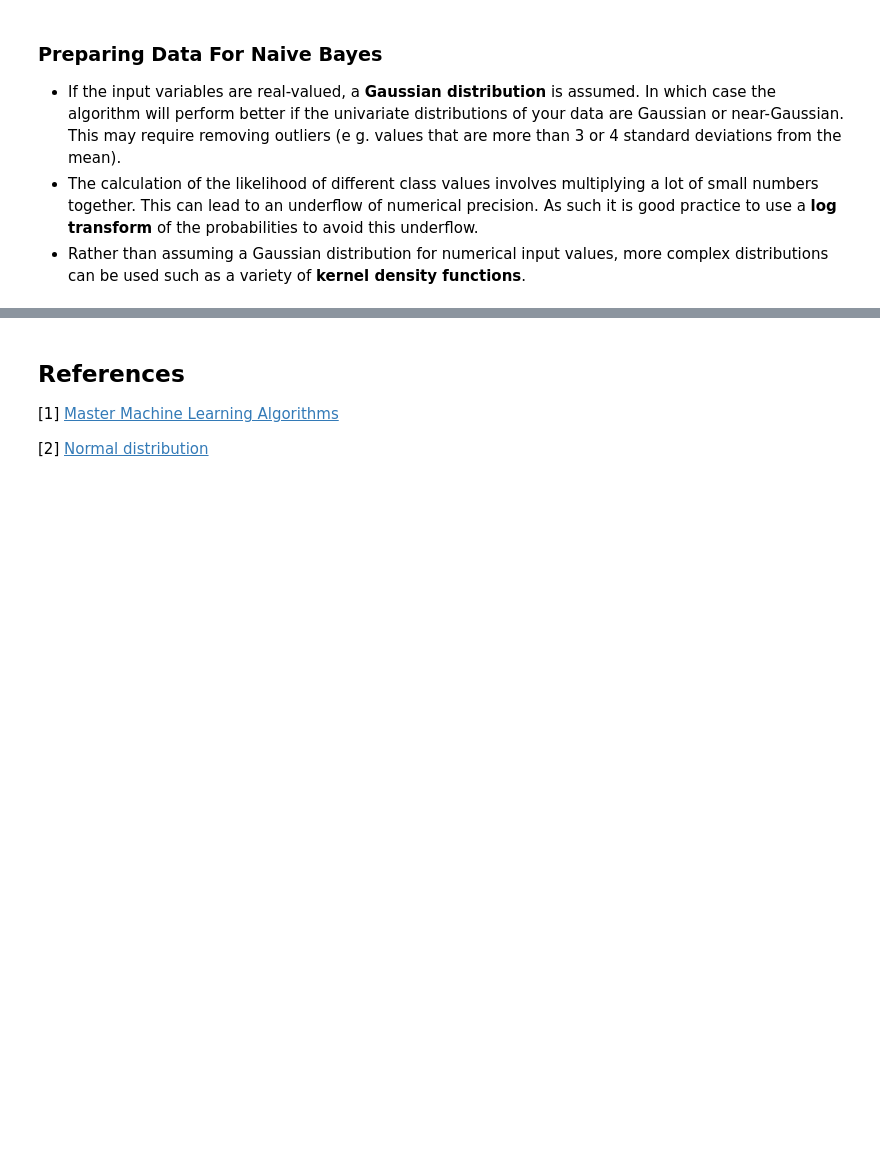
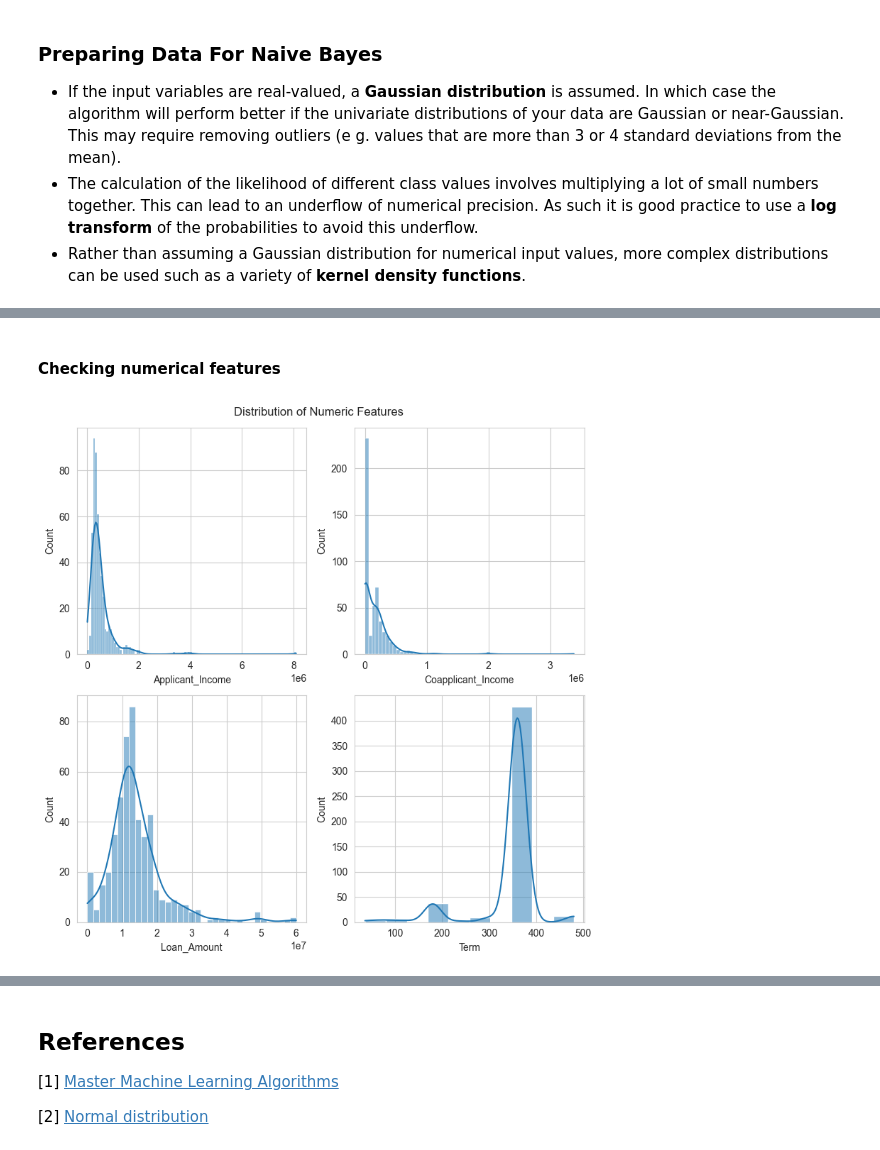
Before and after one commit to muscak/Master-Machine-Learning-Algorithms, a Jupyter notebook: Nonlinear-Algorithms/Gaussian-Naive-Bayes/Gaussian_Naive_Bayes.ipynb, the cells around one changed output, grey strips where cells are left out. Drawn from its saved outputs; the diff is of its cells as text; code cells hidden in the pictures; blank space fills up the shorter version.

```diff
--- a/Nonlinear-Algorithms/Gaussian-Naive-Bayes/Gaussian_Naive_Bayes.ipynb
+++ b/Nonlinear-Algorithms/Gaussian-Naive-Bayes/Gaussian_Naive_Bayes.ipynb
@@ -263,0 +348,17 @@ memory usage: 57.7+ KB
+# %% [markdown]
+#### Checking numerical features
+# %%
+# Creating a list for the numeric features
+nmr_features = ['Applicant_Income', 'Coapplicant_Income', 'Loan_Amount', 'Term']
+
+# Plotting the distribution
+fig, axes = plt.subplots(2, 2, figsize=(8,8))
+fig.suptitle('Distribution of Numeric Features')
+sb.histplot(ax=axes[0,0], x=df[nmr_features[0]], kde=True)
+sb.histplot(ax=axes[0,1], x=df[nmr_features[1]], kde=True)
+sb.histplot(ax=axes[1,0], x=df[nmr_features[2]], kde=True)
+sb.histplot(ax=axes[1,1], x=df[nmr_features[3]], kde=True)
+plt.tight_layout()
+plt.show()
+# %% [output]
+[figure, added]
```
Also changed, not shown: parts of 14 cells of this notebook.
